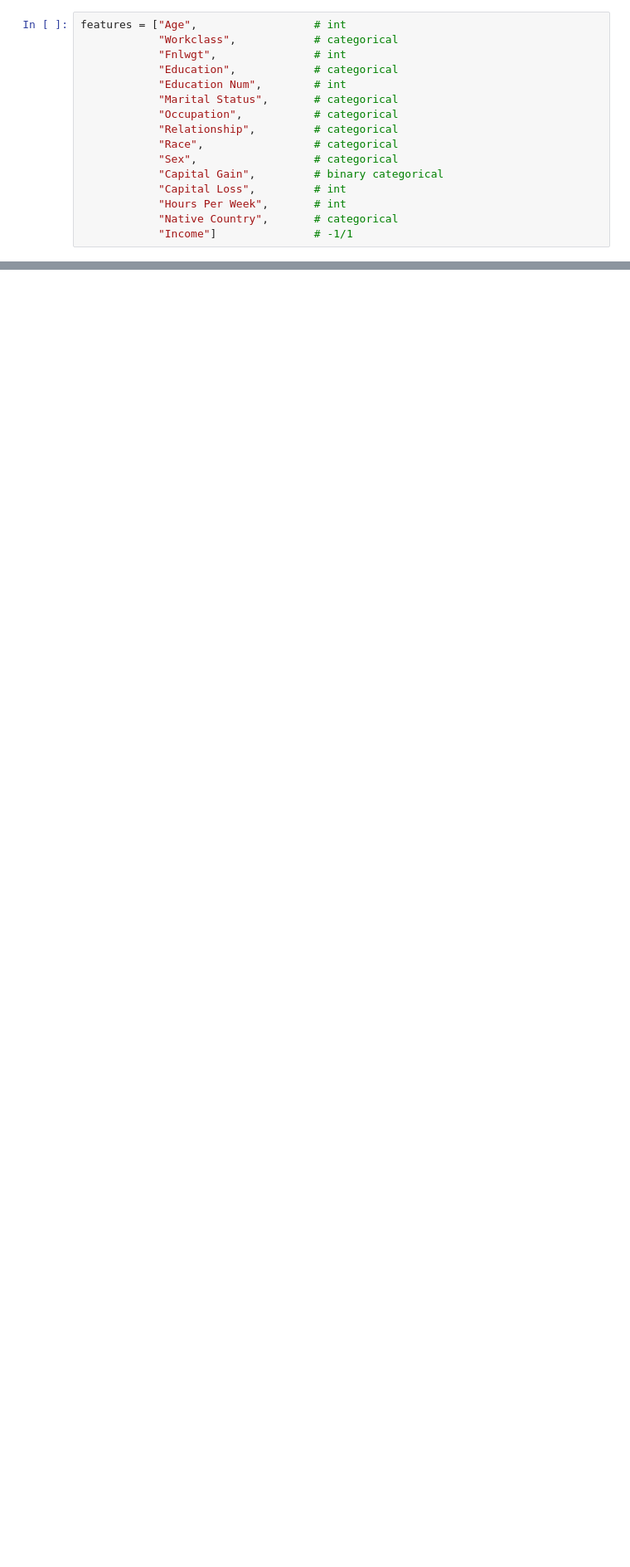
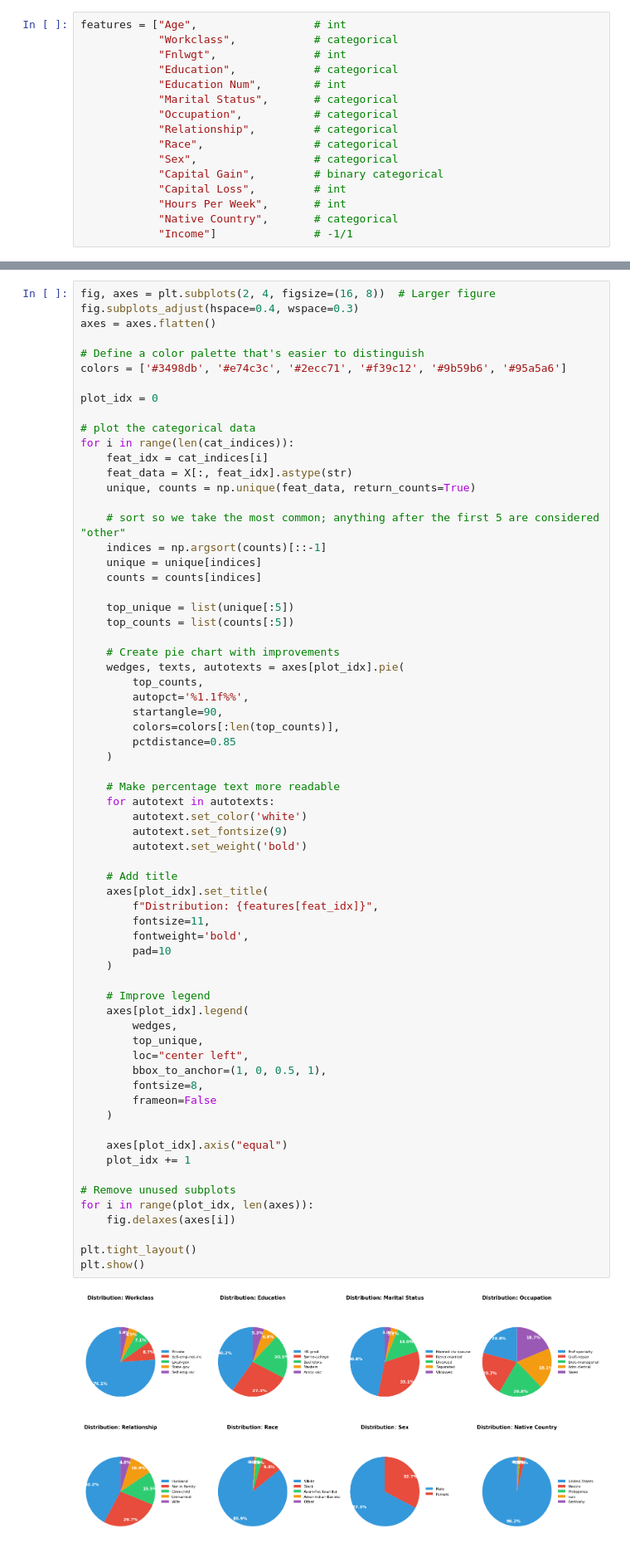
Before and after one commit to arrrnav/ML_Project_178, a Jupyter notebook: ml.ipynb, the cells around one changed output, grey strips where cells are left out. Shown at 83% size. Cells and saved outputs as stored; diff of their text form; blank space fills up the shorter version.

```diff
--- a/ml.ipynb
+++ b/ml.ipynb
@@ -183,0 +220,68 @@ for i in range(plot_idx, len(axes)):
+# %%
+fig, axes = plt.subplots(2, 4, figsize=(16, 8))  # Larger figure
+fig.subplots_adjust(hspace=0.4, wspace=0.3)
+axes = axes.flatten()
+
+# Define a color palette that's easier to distinguish
+colors = ['#3498db', '#e74c3c', '#2ecc71', '#f39c12', '#9b59b6', '#95a5a6']
+
+plot_idx = 0
+
+# plot the categorical data
+for i in range(len(cat_indices)):
+    feat_idx = cat_indices[i]
+    feat_data = X[:, feat_idx].astype(str)
+    unique, counts = np.unique(feat_data, return_counts=True)
+
+    # sort so we take the most common; anything after the first 5 are considered "other"
+    indices = np.argsort(counts)[::-1]
+    unique = unique[indices]
+    counts = counts[indices]
+
+    top_unique = list(unique[:5])
+    top_counts = list(counts[:5])
+
+    # Create pie chart with improvements
+    wedges, texts, autotexts = axes[plot_idx].pie(
+        top_counts,
+        autopct='%1.1f%%',
+        startangle=90,
+        colors=colors[:len(top_counts)],
+        pctdistance=0.85
+    )
+
+    # Make percentage text more readable
+    for autotext in autotexts:
+        autotext.set_color('white')
+        autotext.set_fontsize(9)
+        autotext.set_weight('bold')
+
+    # Add title
+    axes[plot_idx].set_title(
+        f"Distribution: {features[feat_idx]}",
+        fontsize=11,
+        fontweight='bold',
+        pad=10
+    )
+
+    # Improve legend
+    axes[plot_idx].legend(
+        wedges,
+        top_unique,
+        loc="center left",
+        bbox_to_anchor=(1, 0, 0.5, 1),
+        fontsize=8,
+        frameon=False
+    )
+
+    axes[plot_idx].axis("equal")
+    plot_idx += 1
+
+# Remove unused subplots
+for i in range(plot_idx, len(axes)):
+    fig.delaxes(axes[i])
+
+plt.tight_layout()
+plt.show()
+# %% [output]
+[figure, added]
```
Also changed, not shown: parts of 15 cells of this notebook.
